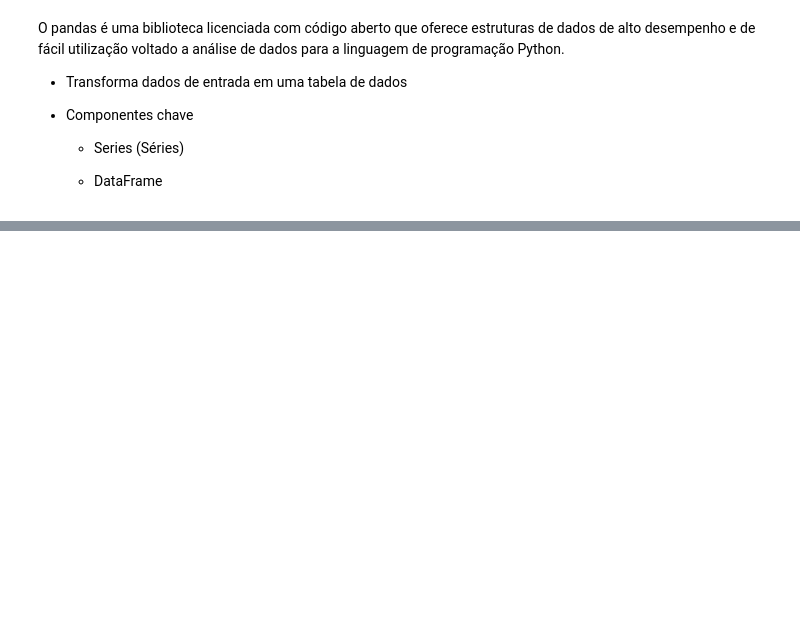
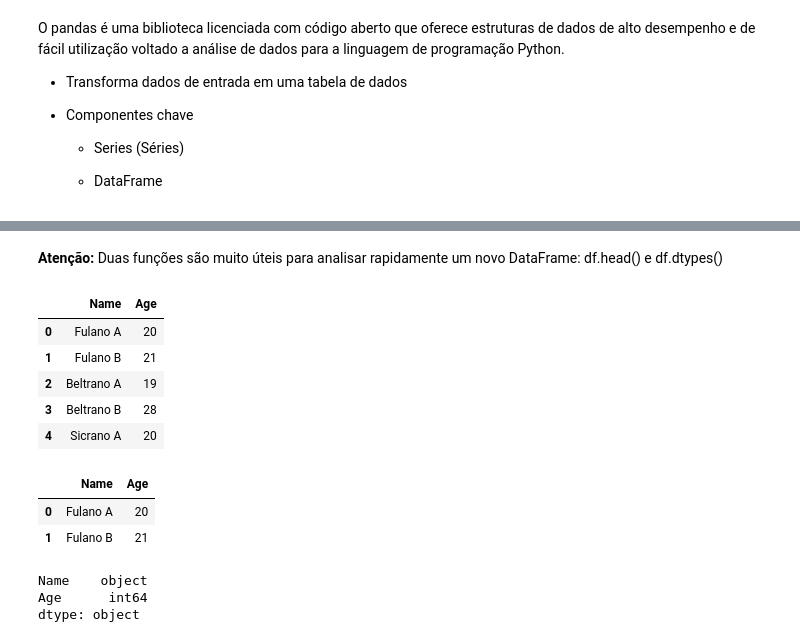
Before and after one commit to romulovieira777/Analise_Exploratoria_de_Dados_com_Python, a Jupyter notebook: Modulo_01_Introducao/Python_Code/01_Analise_Exploratoria_de_Dados.ipynb, the cells around one changed output, grey strips where cells are left out. Cells and saved outputs as stored; diff of their text form; code cells hidden in the pictures; blank space fills up the shorter version.

```diff
--- a/Modulo_01_Introducao/Python_Code/01_Analise_Exploratoria_de_Dados.ipynb
+++ b/Modulo_01_Introducao/Python_Code/01_Analise_Exploratoria_de_Dados.ipynb
@@ -105,0 +443,23 @@ O pandas é uma biblioteca licenciada com código aberto que oferece estruturas
+# %% [markdown]
+**Atenção:** Duas funções são muito úteis para analisar rapidamente um novo DataFrame: df.head() e df.dtypes()
+# %%
+df.head()
+# %% [output]
+|  | Name | Age |
+| 0 | Fulano A | 20 |
+| 1 | Fulano B | 21 |
+| 2 | Beltrano A | 19 |
+| 3 | Beltrano B | 28 |
+| 4 | Sicrano A | 20 |
+# %%
+df.head(2)
+# %% [output]
+|  | Name | Age |
+| 0 | Fulano A | 20 |
+| 1 | Fulano B | 21 |
+# %%
+df.dtypes
+# %% [output]
+Name    object
+Age      int64
+dtype: object
```
Also changed, not shown: parts of 43 cells of this notebook.
